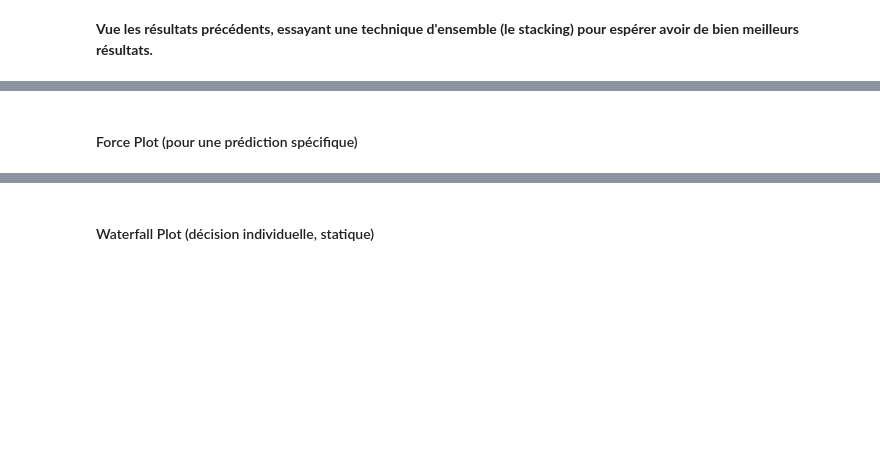
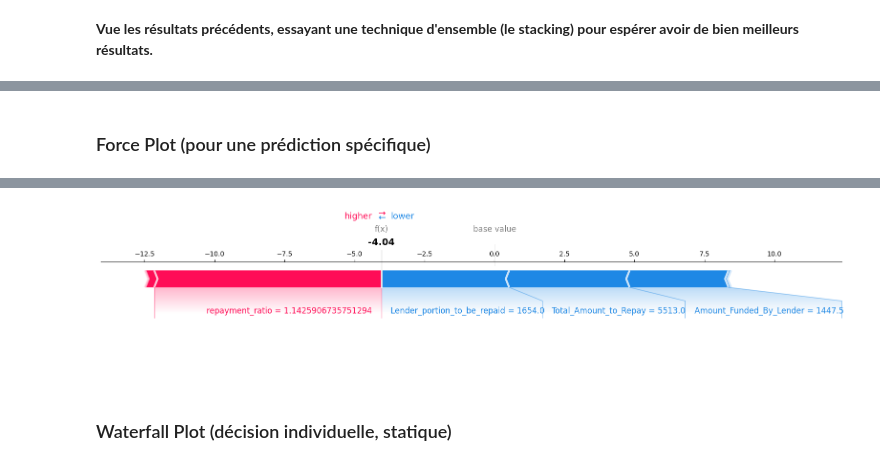
Before and after one commit to kjd-dktech/CreditRisk_WestAfrica, a Jupyter notebook: Notebook/book.ipynb, the cells around one changed output, grey strips where cells are left out. Cells and saved outputs as stored; diff of their text form; code cells hidden in the pictures; blank space fills up the shorter version.

```diff
--- a/Notebook/book.ipynb
+++ b/Notebook/book.ipynb
@@ -451 +547,3 @@ models = {
+# %%
+models = models_man.copy()
 # %% [markdown]
@@ -726,22 +912,5 @@ ROC_AUC moyen avec StackingClassifier : 0.9935
-# %%
-# Réentrainement
-stack_clf.fit(X_train, y_train)
-
-# Sauvegarde
-# Encoder
-joblib.dump(Hot_encoder, "../API/processing_elements/Hot_encoder.pkl")
-
-# Scaler
-joblib.dump(scaler, "../API/processing_elements/scaler.pkl")
-
-#Resamplers
-joblib.dump(smote1, "../API/processing_elements/smote1.pkl")
-joblib.dump(smote2, "../API/processing_elements/smote2.pkl")
-
-# Feature list
-joblib.dump(X_train.columns.tolist(), "../API/processing_elements/feature_list.pkl")
-
-# Models
-joblib.dump(stack_clf, "../API/models/stacking_model.pkl")
-for name, model in models.items :
-    joblib.dump(model, f"../API/models/{name}.pkl")
+# %%
+# Réentrainement du stacking
+start = time.time()
+stack_clf.fit(X_train, y_train.values.ravel())
+print(f"Réentrainement du StackingClassifier terminé en {time.time() - start:.2f} secondes.\n")
@@ -750,6 +941,9 @@ for name, model in models.items :
 *“Nous allons appliqués SHAP sur le meilleur estimateur individuel (XGBoost), utilisé comme proxy interprétable du modèle de stacking.”*
 # %%
-explainer = shap.Explainer(stack_clf.named_estimators_['xgb'])
+xgb_model = stack_clf.named_estimators_['XGBoost'].named_steps['xgb']
+
+explainer = shap.Explainer(xgb_model)
+
 shap_values = explainer(X_test_scaled)
 
 # Sauvegarde
@@ -763,6 +962,7 @@ shap.summary_plot(shap_values, X_test)  # Distribution par feature
 # %% [markdown]
-#### Force Plot (pour une prédiction spécifique)
+### Force Plot (pour une prédiction spécifique)
 # %%
 shap.initjs()
-i = 0  # Exemple : premier individu
-shap.force_plot(explainer.expected_value, shap_values[i].values, X_test.iloc[i])
+i = 0
+shap.force_plot(explainer.expected_value, shap_values[i].values, X_test.iloc[i], matplotlib=True, show=True)
+# %% [output]
@@ -769,4 +970,5 @@ shap.force_plot(explainer.expected_value, shap_values[i].values, X_test.iloc[i])
+[figure, added]
 # %% [markdown]
-#### Waterfall Plot (décision individuelle, statique)
+### Waterfall Plot (décision individuelle, statique)
 # %%
 shap.plots.waterfall(shap_values[i])
```
Also changed, not shown: parts of 104 cells of this notebook, 23 other files.
